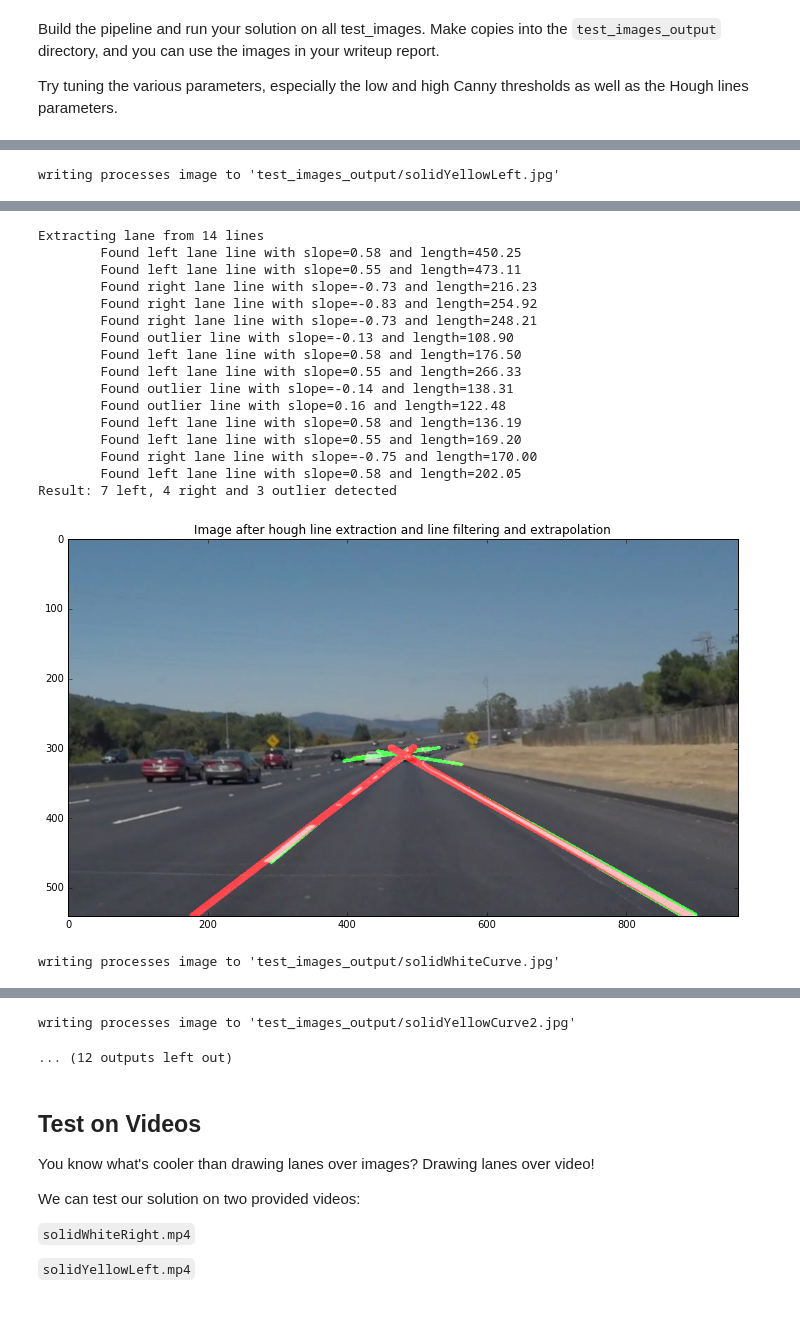
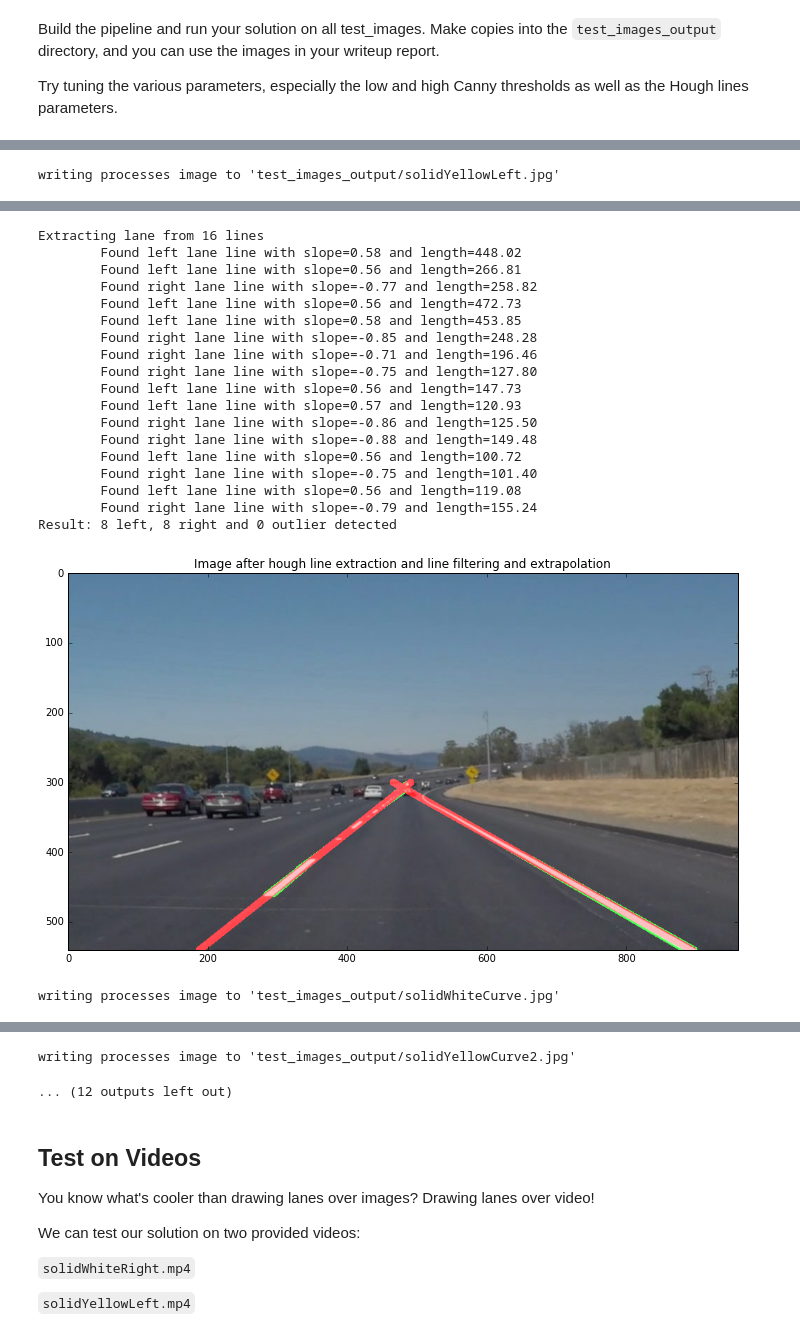
Before and after one commit to da-phil/SDC-finding-lane-lines, a Jupyter notebook: P1.ipynb, the cells around one changed output, grey strips where cells are left out. Drawn from its saved outputs; the diff is of its cells as text; code cells hidden in the pictures.

```diff
--- a/P1.ipynb
+++ b/P1.ipynb
@@ -222,20 +222,20 @@ canny_high_threshold = 200
 
 # Parameters for ROI selection
 roi_height = 0.55
-dist_from_side = 0.45 # realtive to image width, max. value: 0.5!
+dist_from_side = 0.5 # realtive to image width, max. value: 0.5!
+ignore_mask_color = 255
 
 # Parameters for hough line extraction
-hough_rho = 2
+hough_rho = 1
 hough_theta = np.pi / 1800
 hough_threshold = 10
-hough_min_line_len = 100
+hough_min_line_len = 80
 hough_max_line_gap = 50
 
-# Parameters for line filtering and extrapolation
-pos_threshold = 0.5
-neg_threshold = -0.5
+# Slope threshold for line filtering and extrapolation
+slope_threshold = 0.5
 # %%
-def filter_and_extrapolate_lines(lines, image, pos_threshold = 0.5, neg_threshold = -0.5, verbose=False):
+def filter_and_extrapolate_lines(lines, image, slope_threshold = 0.5, verbose=False):
     """
     Filter out lines and assign lines to the left or right lane group according to their slope.
     The line equation is: y = m*x + b
@@ -253,7 +253,6 @@ def filter_and_extrapolate_lines(lines, image, pos_threshold = 0.5, neg_threshol
     if verbose:
         print("Extracting lane from %d lines" % len(lines))
 
-    imshape = image.shape
     lane_lines  = []
     left_idx    = []
     right_idx   = []
@@ -271,10 +270,10 @@ def filter_and_extrapolate_lines(lines, image, pos_threshold = 0.5, neg_threshol
             length = np.sqrt(deltX**2 + deltY**2)
             # TODO: use also length as criterion for line selection...
 
-            if (slope > pos_threshold): #if positive slope, put value to left lane group
+            if (slope > slope_threshold): #if positive slope, put value to left lane group
                 if verbose: print("\tFound left lane line with slope=%.2f and length=%.2f" % (slope, length))
                 left_idx.append(i)
-            elif (slope < neg_threshold): #if negative slope, put value to right lane group
+            elif (slope < -slope_threshold): #if negative slope, put value to right lane group
                 if verbose: print("\tFound right lane line with slope=%.2f and length=%.2f" % (slope, length))
                 right_idx.append(i)
             else:
@@ -302,6 +301,11 @@ def filter_and_extrapolate_lines(lines, image, pos_threshold = 0.5, neg_threshol
     left_slope,  left_intercept  = np.polyfit(left_xs,  left_ys, 1)
     right_slope, right_intercept = np.polyfit(right_xs, right_ys, 1)
 
+    if left_slope < slope_threshold:
+        print("Slope of left line (%f) is exceeding threshold" % left_slope)
+    if right_slope > -slope_threshold:
+        print("Slope of right line (%f) exceeding threshold" % right_slope)
+
     # calculate pixel coordinates to describe the left and right lane line
     left_x1  = int((minimum_y - left_intercept)  / left_slope)
     left_x2  = int((maximum_y - left_intercept)  / left_slope)
@@ -327,23 +331,16 @@ for imagefile in imagefile_list:
 
     ysize = image.shape[0]
     xsize = image.shape[1]
-    #if image_output:
-    #    fig = plt.figure(figsize=plot_size)
-    #    plt.title("Original image '" + image_path + "'")
-    #    plt.imshow(image)
-    #    plt.show()
 
     # first smooth image to get better results during edge detection
     img = gaussian_blur(image, kernel_size)
     gray = canny(img, canny_low_threshold, canny_high_threshold)
 
     # creating a region of interest (symmetric trapezoid) to only select interesting area in image
-    ignore_mask_color = 255
-    imshape = image.shape
-    vertices = np.array([[(0,                             imshape[0]),   \
-                          (imshape[1]*dist_from_side,     imshape[0]*roi_height), \
-                          (imshape[1]*(1-dist_from_side), imshape[0]*roi_height), \
-                          (imshape[1],                    imshape[0]) \
+    vertices = np.array([[(0,                        ysize),   \
+                          (xsize*dist_from_side,     ysize*roi_height), \
+                          (xsize*(1-dist_from_side), ysize*roi_height), \
+                          (xsize,                    ysize) \
                          ]], dtype=np.int32)
     masked_img = region_of_interest(gray, vertices)
     if image_output:
@@ -355,10 +352,10 @@ for imagefile in imagefile_list:
     # extracting straight lines from edges
     lines = cv2.HoughLinesP(masked_img, hough_rho, hough_theta, hough_threshold, np.array([]), \
                             hough_min_line_len, hough_max_line_gap)
-    line_img = np.zeros(imshape, dtype=np.uint8)
+    line_img = np.zeros(image.shape, dtype=np.uint8)
 
     draw_lines(line_img, lines, color=[0, 255, 0], thickness=4)
-    lines2 = filter_and_extrapolate_lines(lines, image, pos_threshold, neg_threshold, verbose=True)
+    lines2 = filter_and_extrapolate_lines(lines, image, slope_threshold, verbose=True)
 
     draw_lines(line_img, lines2, color=[255, 0, 0], thickness=10)
     combined_img = weighted_img(line_img, image)
@@ -399,18 +398,20 @@ writing processes image to 'test_images_output/solidYellowLeft.jpg'
-Extracting lane from 14 lines
-        Found left lane line with slope=0.58 and length=450.25
-        Found left lane line with slope=0.55 and length=473.11
-        Found right lane line with slope=-0.73 and length=216.23
-        Found right lane line with slope=-0.83 and length=254.92
-        Found right lane line with slope=-0.73 and length=248.21
-        Found outlier line with slope=-0.13 and length=108.90
-        Found left lane line with slope=0.58 and length=176.50
-        Found left lane line with slope=0.55 and length=266.33
-        Found outlier line with slope=-0.14 and length=138.31
-        Found outlier line with slope=0.16 and length=122.48
-        Found left lane line with slope=0.58 and length=136.19
-        Found left lane line with slope=0.55 and length=169.20
-        Found right lane line with slope=-0.75 and length=170.00
-        Found left lane line with slope=0.58 and length=202.05
-Result: 7 left, 4 right and 3 outlier detected
+Extracting lane from 16 lines
+        Found left lane line with slope=0.58 and length=448.02
+        Found left lane line with slope=0.56 and length=266.81
+        Found right lane line with slope=-0.77 and length=258.82
+        Found left lane line with slope=0.56 and length=472.73
+        Found left lane line with slope=0.58 and length=453.85
+        Found right lane line with slope=-0.85 and length=248.28
+        Found right lane line with slope=-0.71 and length=196.46
+        Found right lane line with slope=-0.75 and length=127.80
+        Found left lane line with slope=0.56 and length=147.73
+        Found left lane line with slope=0.57 and length=120.93
+        Found right lane line with slope=-0.86 and length=125.50
+        Found right lane line with slope=-0.88 and length=149.48
+        Found left lane line with slope=0.56 and length=100.72
+        Found right lane line with slope=-0.75 and length=101.40
+        Found left lane line with slope=0.56 and length=119.08
+        Found right lane line with slope=-0.79 and length=155.24
+Result: 8 left, 8 right and 0 outlier detected
-[figure, old version]
+[figure, new version]
 writing processes image to 'test_images_output/solidWhiteCurve.jpg'
```
Also changed, not shown: parts of 7 cells of this notebook.
